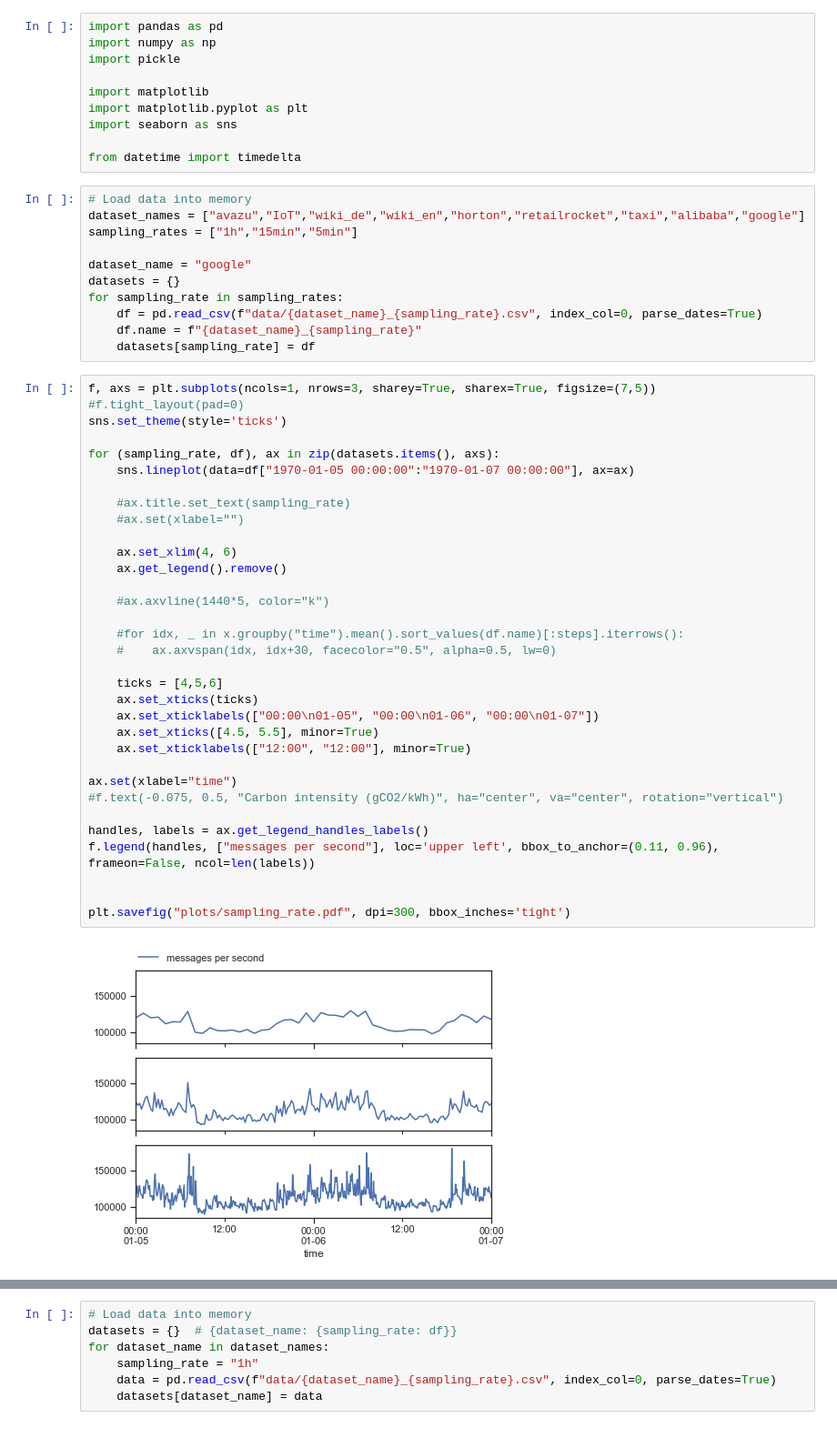
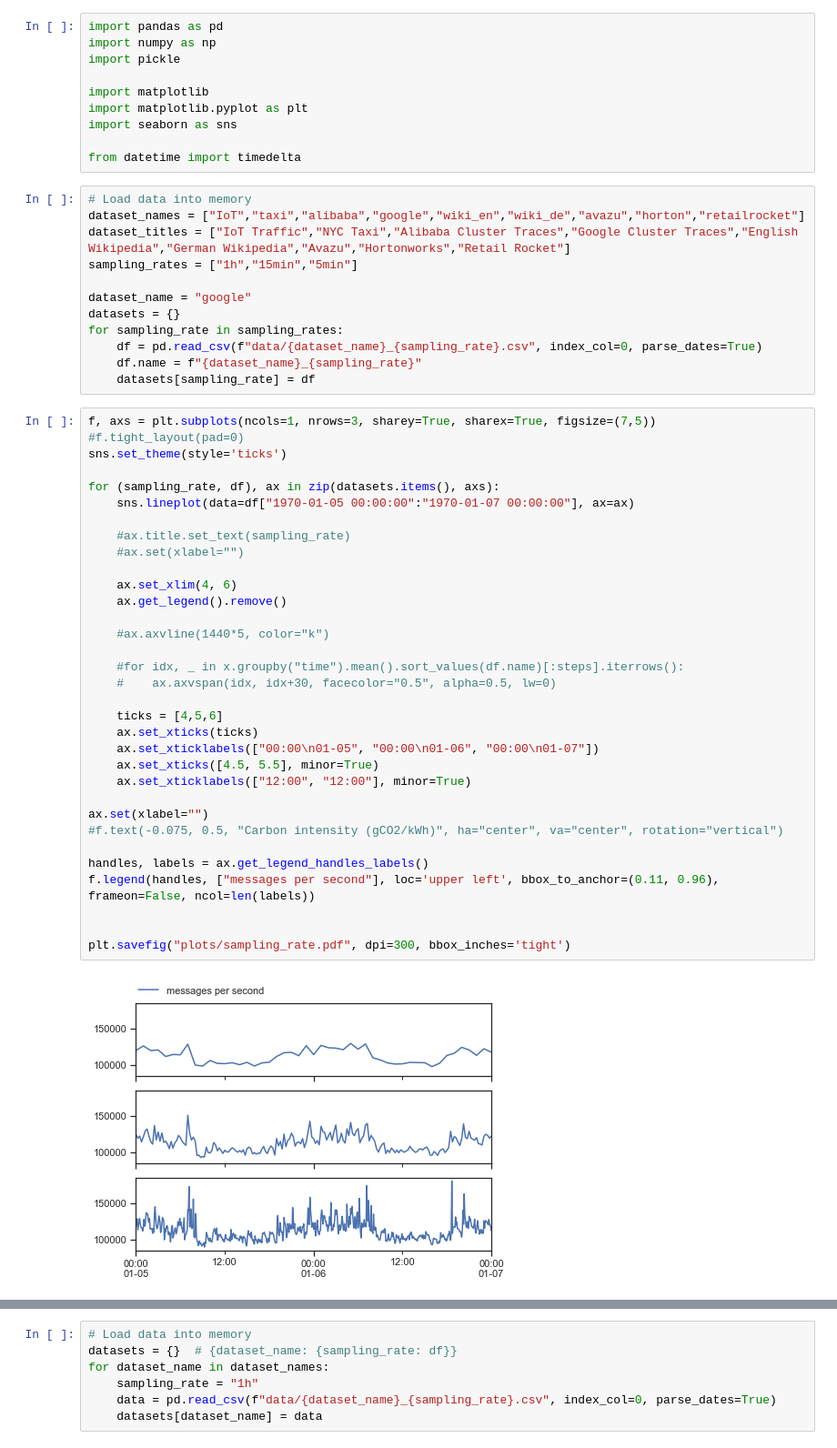
Before and after one commit to kainkordian/ELPTforDSP, a Jupyter notebook: Data.ipynb, the cells around one changed output, grey strips where cells are left out. Shown at 91% size. Cells and saved outputs as stored; diff of their text form.

Commit message:
final plots

```diff
--- a/Data.ipynb
+++ b/Data.ipynb
@@ -10,7 +10,8 @@ import seaborn as sns
 from datetime import timedelta
 # %%
 # Load data into memory
-dataset_names = ["avazu","IoT","wiki_de","wiki_en","horton","retailrocket","taxi","alibaba","google"]
+dataset_names = ["IoT","taxi","alibaba","google","wiki_en","wiki_de","avazu","horton","retailrocket"]
+dataset_titles = ["IoT Traffic","NYC Taxi","Alibaba Cluster Traces","Google Cluster Traces","English Wikipedia","German Wikipedia","Avazu","Hortonworks","Retail Rocket"]
 sampling_rates = ["1h","15min","5min"]
 
 dataset_name = "google"
@@ -25,32 +26,32 @@ f, axs = plt.subplots(ncols=1, nrows=3, sharey=True, sharex=True, figsize=(7,5))
 sns.set_theme(style='ticks')
 
 for (sampling_rate, df), ax in zip(datasets.items(), axs):
     sns.lineplot(data=df["1970-01-05 00:00:00":"1970-01-07 00:00:00"], ax=ax)
 
     #ax.title.set_text(sampling_rate)
     #ax.set(xlabel="")
 
     ax.set_xlim(4, 6)
     ax.get_legend().remove()
 
     #ax.axvline(1440*5, color="k")
 
     #for idx, _ in x.groupby("time").mean().sort_values(df.name)[:steps].iterrows():
     #    ax.axvspan(idx, idx+30, facecolor="0.5", alpha=0.5, lw=0)
 
     ticks = [4,5,6]
     ax.set_xticks(ticks)
     ax.set_xticklabels(["00:00\n01-05", "00:00\n01-06", "00:00\n01-07"])
     ax.set_xticks([4.5, 5.5], minor=True)
     ax.set_xticklabels(["12:00", "12:00"], minor=True)
 
-ax.set(xlabel="time")
+ax.set(xlabel="")
 #f.text(-0.075, 0.5, "Carbon intensity (gCO2/kWh)", ha="center", va="center", rotation="vertical")
 
 handles, labels = ax.get_legend_handles_labels()
 f.legend(handles, ["messages per second"], loc='upper left', bbox_to_anchor=(0.11, 0.96), frameon=False, ncol=len(labels))
 
 
 plt.savefig("plots/sampling_rate.pdf", dpi=300, bbox_inches='tight')
 # %% [output]
-[figure, old version]
+[figure, new version]
```
Also changed, not shown: parts of 4 cells of this notebook, 7 other files.
